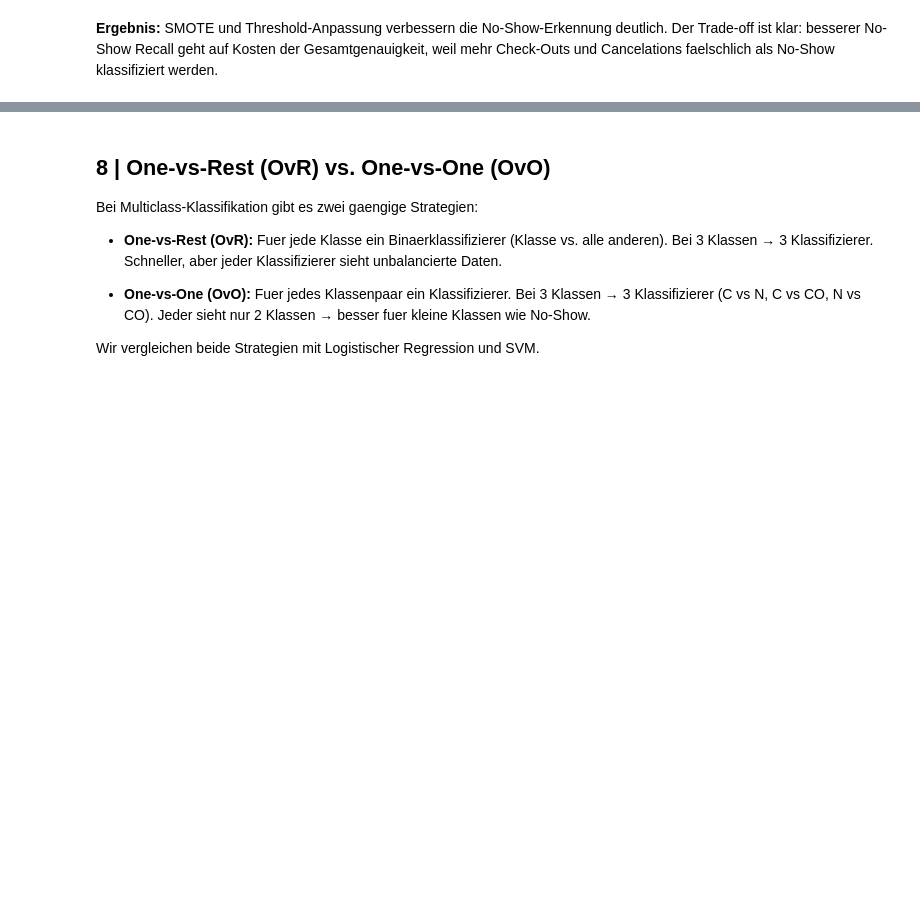
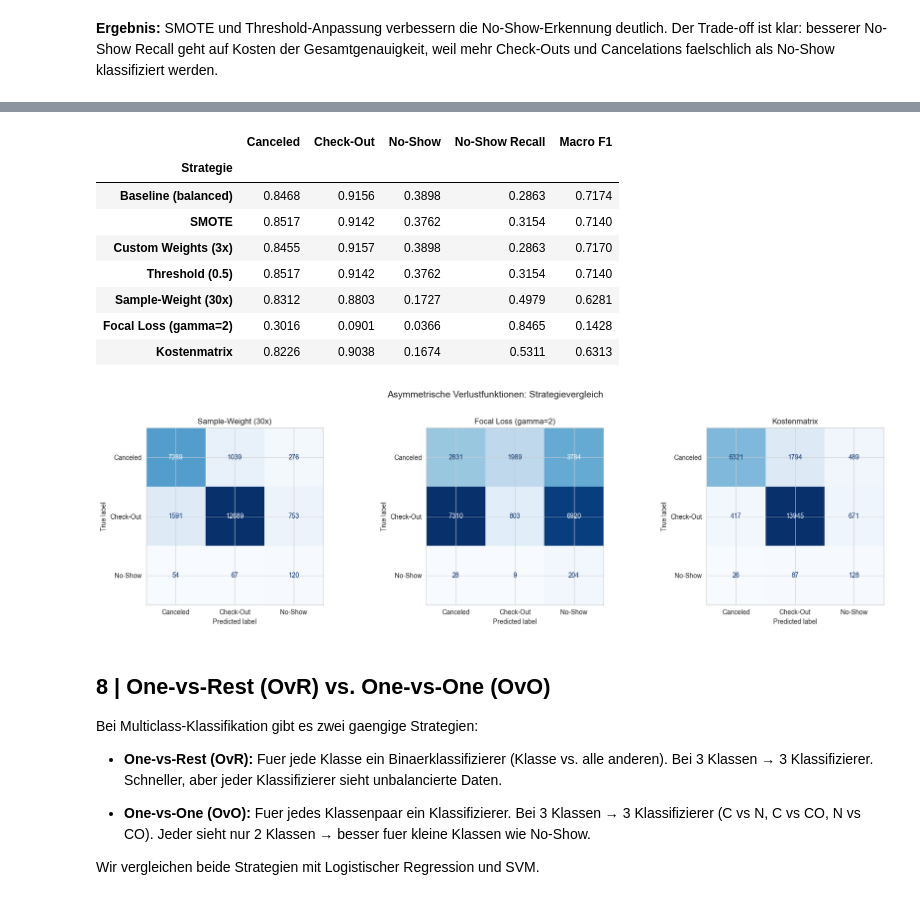
Before and after one commit to dan-am/machine_learning_DSM, a Jupyter notebook: notebooks/03_hotel_bookings_supervised.ipynb, the cells around one changed output, grey strips where cells are left out. Cells and saved outputs as stored; diff of their text form; code cells hidden in the pictures; blank space fills up the shorter version.

```diff
--- a/notebooks/03_hotel_bookings_supervised.ipynb
+++ b/notebooks/03_hotel_bookings_supervised.ipynb
@@ -635,3 +846,52 @@ weil mehr Check-Outs und Cancelations faelschlich als No-Show klassifiziert werd
+# %%
+# Vergleich: alle Strategien inkl. asymmetrischer Verlustfunktionen
+all_strategies = {
+    **strategies,  # Baseline, SMOTE, Custom Weights, Threshold
+    'Sample-Weight (30x)': y_pred_asym,
+    'Focal Loss (gamma=2)': y_pred_focal,
+    'Kostenmatrix': y_pred_cost,
+}
+
+all_results = []
+for name, y_p in all_strategies.items():
+    per_class_f1 = f1_score(y_test, y_p, average=None)
+    noshow_recall = (y_p[y_test == noshow_idx] == noshow_idx).mean()
+    all_results.append({
+        'Strategie': name,
+        **{le_target.classes_[i]: round(per_class_f1[i], 4) for i in range(len(le_target.classes_))},
+        'No-Show Recall': round(noshow_recall, 4),
+        'Macro F1': round(f1_score(y_test, y_p, average='macro'), 4),
+    })
+
+all_df = pd.DataFrame(all_results).set_index('Strategie')
+display(all_df)
+
+# Confusion Matrices der drei asymmetrischen Verlust-Strategien
+fig, axes = plt.subplots(1, 3, figsize=(18, 5))
+for ax, (name, y_p) in zip(axes, [
+    ('Sample-Weight (30x)', y_pred_asym),
+    ('Focal Loss (gamma=2)', y_pred_focal),
+    ('Kostenmatrix', y_pred_cost),
+]):
+    ConfusionMatrixDisplay.from_predictions(
+        y_test, y_p, display_labels=le_target.classes_,
+        cmap='Blues', ax=ax, colorbar=False
+    )
+    ax.set_title(name, fontsize=12)
+plt.suptitle('Asymmetrische Verlustfunktionen: Strategievergleich', fontsize=14, y=1.02)
+plt.tight_layout()
+plt.show()
+# %% [output]
+|  | Canceled | Check-Out | No-Show | No-Show Recall | Macro F1 |
+| Strategie |  |  |  |  |  |
+| Baseline (balanced) | 0.8468 | 0.9156 | 0.3898 | 0.2863 | 0.7174 |
+| SMOTE | 0.8517 | 0.9142 | 0.3762 | 0.3154 | 0.7140 |
+| Custom Weights (3x) | 0.8455 | 0.9157 | 0.3898 | 0.2863 | 0.7170 |
+| Threshold (0.5) | 0.8517 | 0.9142 | 0.3762 | 0.3154 | 0.7140 |
+| Sample-Weight (30x) | 0.8312 | 0.8803 | 0.1727 | 0.4979 | 0.6281 |
+| Focal Loss (gamma=2) | 0.3016 | 0.0901 | 0.0366 | 0.8465 | 0.1428 |
+| Kostenmatrix | 0.8226 | 0.9038 | 0.1674 | 0.5311 | 0.6313 |
+[figure, added]
 # %% [markdown]
 ## 8 | One-vs-Rest (OvR) vs. One-vs-One (OvO)
 
```
Also changed, not shown: parts of 12 cells of this notebook.
